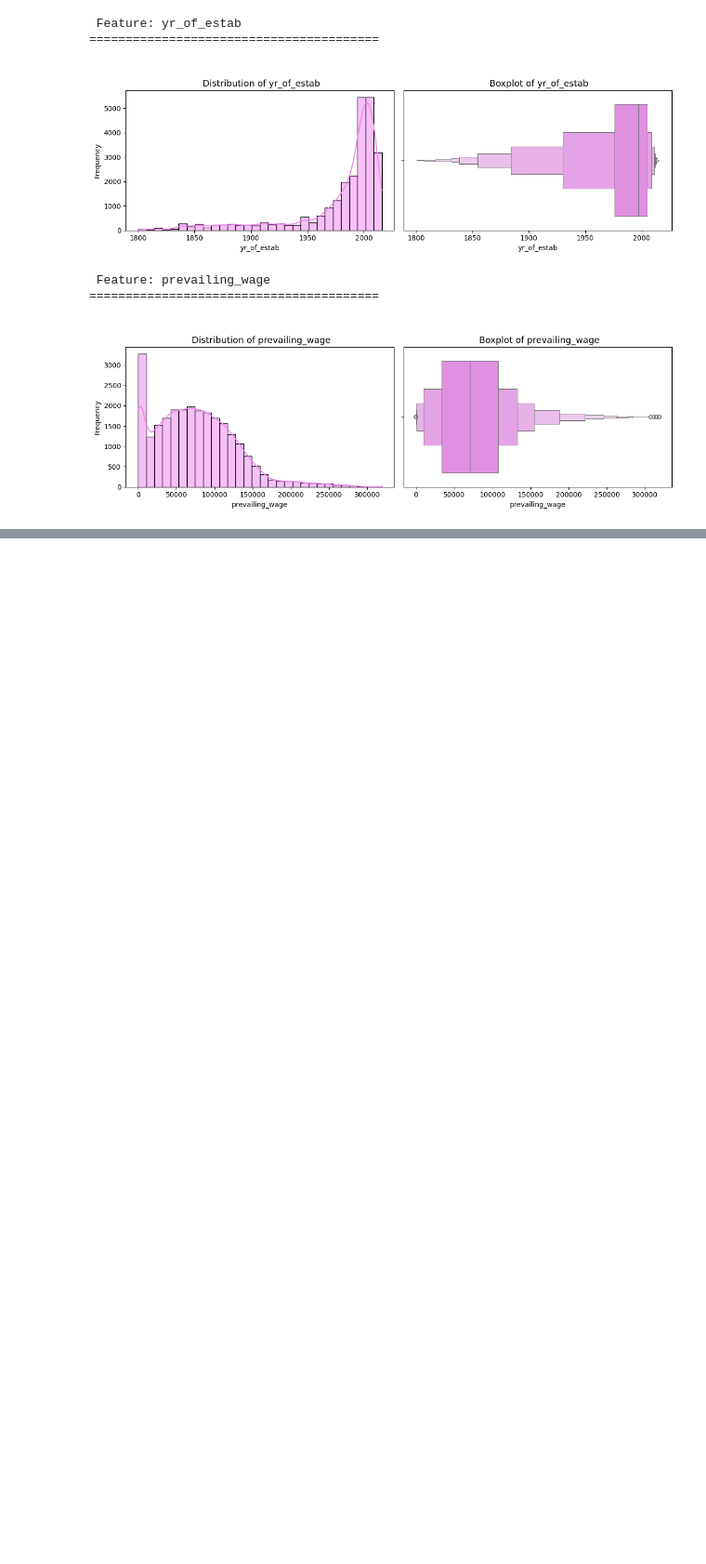
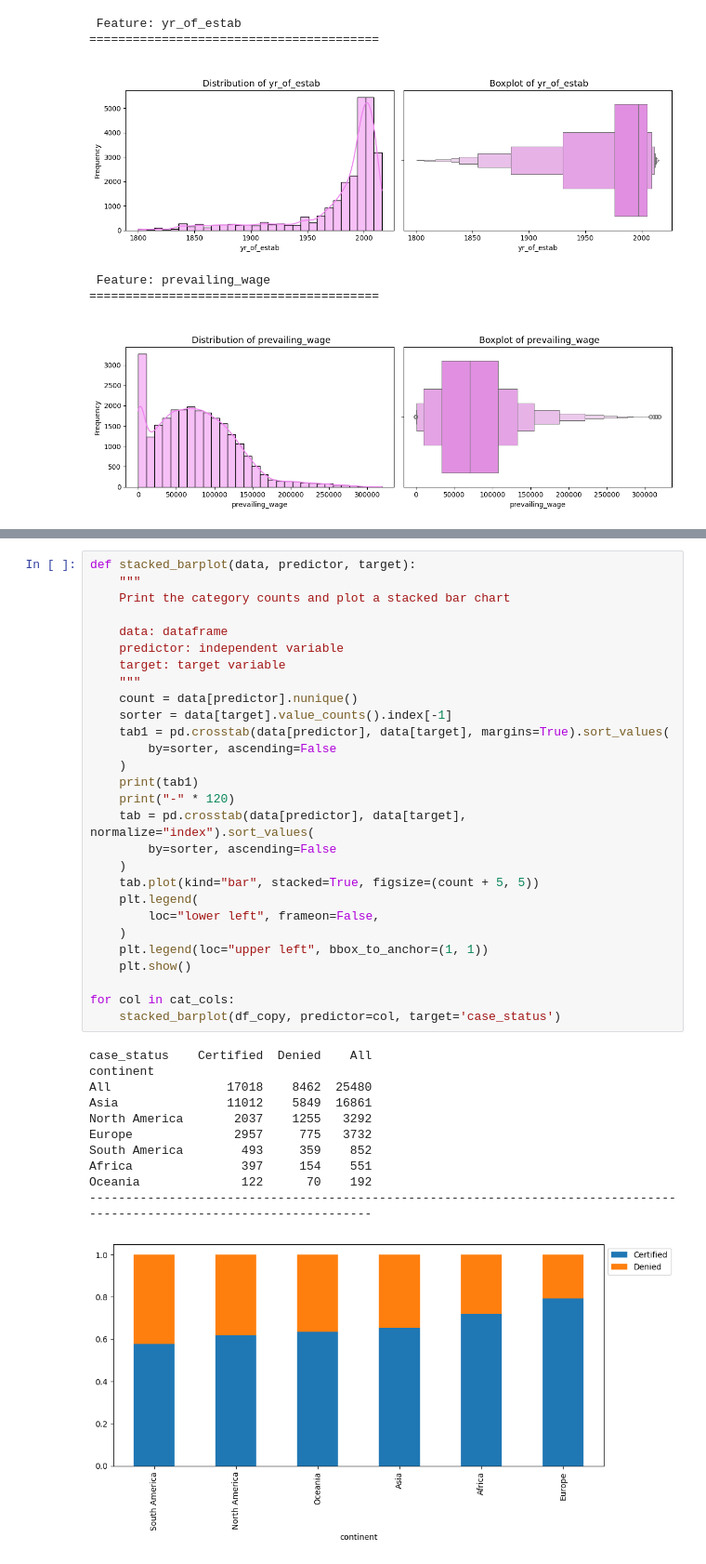
Before and after one commit to Hardemiyiwa/abeokuta, a Jupyter notebook: backend_ml/week_14/project.ipynb, the cells around one changed output, grey strips where cells are left out. Shown: that part at 93% size. Cells and saved outputs as stored; diff of their text form; blank space fills up the shorter version.

```diff
--- a/backend_ml/week_14/project.ipynb
+++ b/backend_ml/week_14/project.ipynb
@@ -213,0 +314,40 @@ Value counts
+# %%
+def stacked_barplot(data, predictor, target):
+    """
+    Print the category counts and plot a stacked bar chart
+
+    data: dataframe
+    predictor: independent variable
+    target: target variable
+    """
+    count = data[predictor].nunique()
+    sorter = data[target].value_counts().index[-1]
+    tab1 = pd.crosstab(data[predictor], data[target], margins=True).sort_values(
+        by=sorter, ascending=False
+    )
+    print(tab1)
+    print("-" * 120)
+    tab = pd.crosstab(data[predictor], data[target], normalize="index").sort_values(
+        by=sorter, ascending=False
+    )
+    tab.plot(kind="bar", stacked=True, figsize=(count + 5, 5))
+    plt.legend(
+        loc="lower left", frameon=False,
+    )
+    plt.legend(loc="upper left", bbox_to_anchor=(1, 1))
+    plt.show()
+
+for col in cat_cols:
+    stacked_barplot(df_copy, predictor=col, target='case_status')
+# %% [output]
+case_status    Certified  Denied    All
+continent
+All                17018    8462  25480
+Asia               11012    5849  16861
+North America       2037    1255   3292
+Europe              2957     775   3732
+South America        493     359    852
+Africa               397     154    551
+Oceania              122      70    192
+------------------------------------------------------------------------------------------------------------------------
+[figure, added]
```
Also changed, not shown: parts of 8 cells of this notebook.
